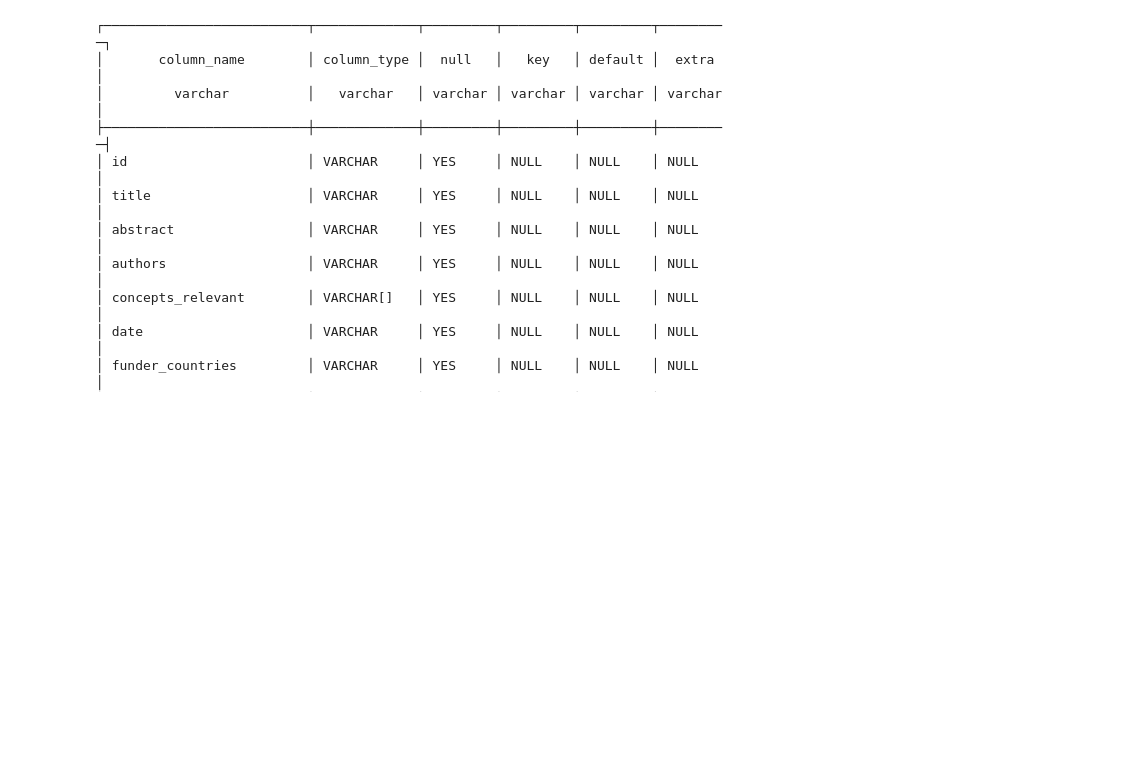
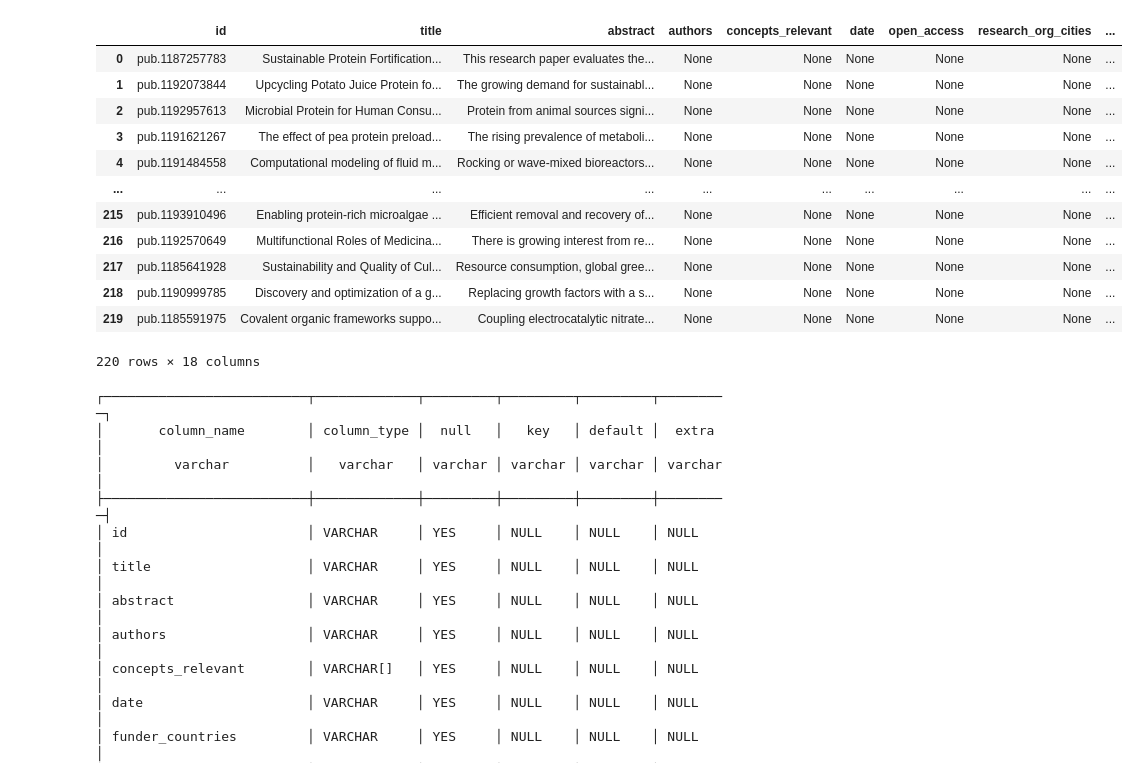
Before and after one commit to violah-fellow/SHEEP, a Jupyter notebook: Pipeline/Publications/Database_inspection.ipynb, the cells around one changed output. Drawn from its saved outputs; the diff is of its cells as text; code cells hidden in the pictures; blank space fills up the shorter version.

```diff
--- a/Pipeline/Publications/Database_inspection.ipynb
+++ b/Pipeline/Publications/Database_inspection.ipynb
@@ -21,6 +19,22 @@ db.sql("SHOW TABLES")
 └─────────────────────────┘
 # %%
 df = db.sql("SELECT * FROM run_260708_0000").df()
+# %%
+df
+# %% [output]
+|  | id | title | abstract | authors | concepts_relevant | date | open_access | research_org_cities | ... |
+| 0 | pub.1187257783 | Sustainable Protein Fortification... | This research paper evaluates the... | None | None | None | None | None | ... |
+| 1 | pub.1192073844 | Upcycling Potato Juice Protein fo... | The growing demand for sustainabl... | None | None | None | None | None | ... |
+| 2 | pub.1192957613 | Microbial Protein for Human Consu... | Protein from animal sources signi... | None | None | None | None | None | ... |
+| 3 | pub.1191621267 | The effect of pea protein preload... | The rising prevalence of metaboli... | None | None | None | None | None | ... |
+| 4 | pub.1191484558 | Computational modeling of fluid m... | Rocking or wave-mixed bioreactors... | None | None | None | None | None | ... |
+| ... | ... | ... | ... | ... | ... | ... | ... | ... | ... |
+| 215 | pub.1193910496 | Enabling protein-rich microalgae ... | Efficient removal and recovery of... | None | None | None | None | None | ... |
+| 216 | pub.1192570649 | Multifunctional Roles of Medicina... | There is growing interest from re... | None | None | None | None | None | ... |
+| 217 | pub.1185641928 | Sustainability and Quality of Cul... | Resource consumption, global gree... | None | None | None | None | None | ... |
+| 218 | pub.1190999785 | Discovery and optimization of a g... | Replacing growth factors with a s... | None | None | None | None | None | ... |
+| 219 | pub.1185591975 | Covalent organic frameworks suppo... | Coupling electrocatalytic nitrate... | None | None | None | None | None | ... |
+220 rows × 18 columns
 # %%
 #db.sql("DESCRIBE run_260617_1048")
 db.sql("DESCRIBE publications_classified")
```
Also changed, not shown: parts of 1 cell of this notebook, 32 other files.
